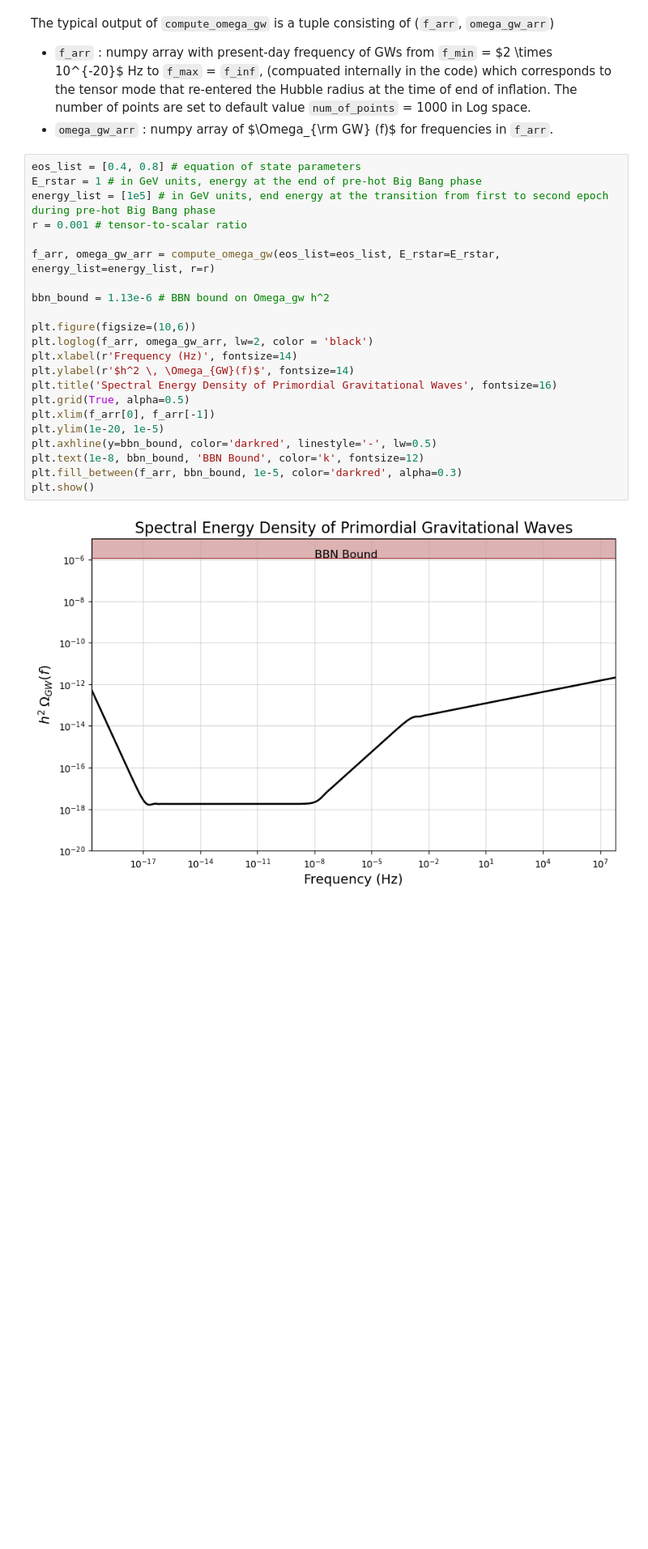
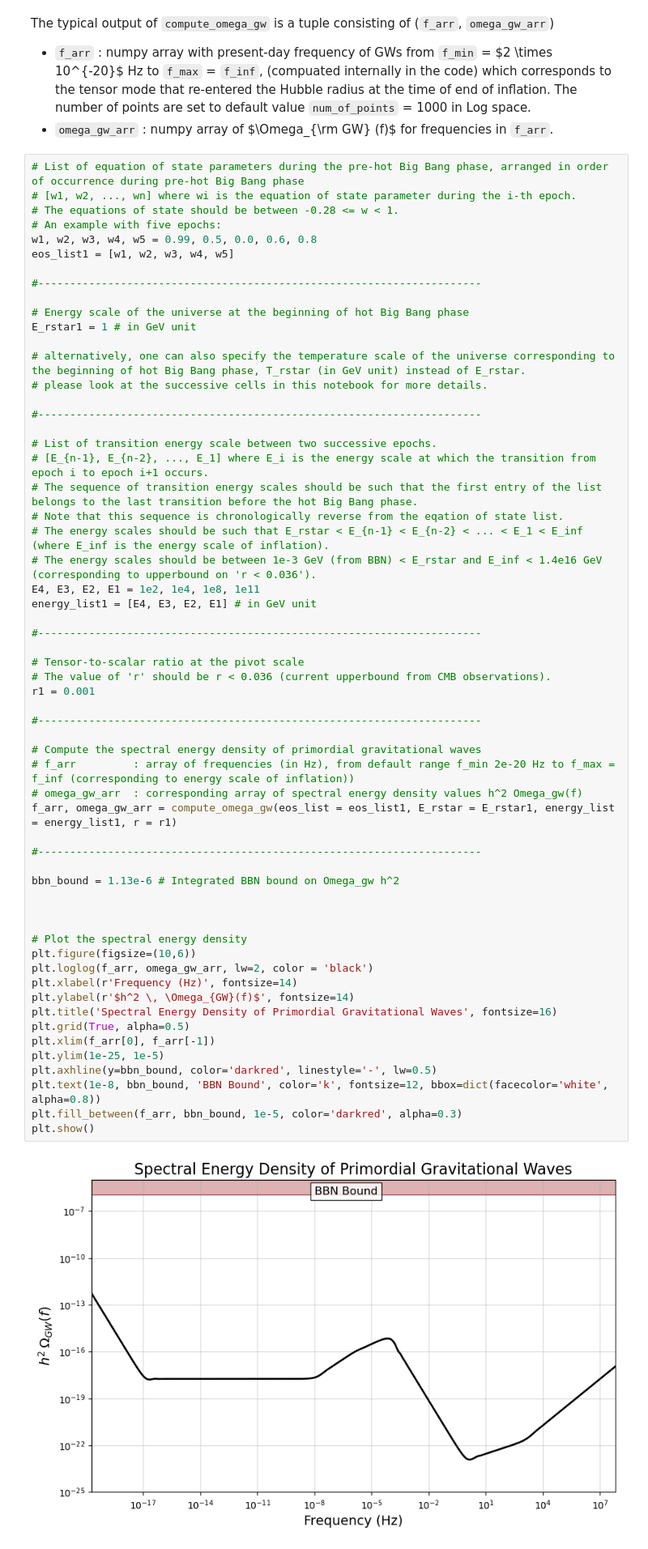
Before and after one commit to athul104/GWInSpect, a Jupyter notebook: examples/tutorial_gwinspect.ipynb, the cells around one changed output. Shown: that part at 81% size. Cells and saved outputs as stored; diff of their text form; blank space fills up the shorter version.

Commit message:
updated readme and tutorail notebook with extra comments

````diff
--- a/examples/tutorial_gwinspect.ipynb
+++ b/examples/tutorial_gwinspect.ipynb
@@ -52,29 +52,66 @@
 - ```f_arr``` : numpy array with present-day frequency of GWs from ```f_min``` = $2 \times 10^{-20}$ Hz to ```f_max``` = ```f_inf```, (compuated internally in the code) which corresponds to the tensor mode that re-entered the Hubble radius at the time of end of inflation. The number of points are set to default value ```num_of_points``` = 1000 in Log space.
 - ```omega_gw_arr``` : numpy array of $\Omega_{\rm GW} (f)$ for frequencies in ```f_arr```.
 # %%
-eos_list = [0.4, 0.8] # equation of state parameters
-E_rstar = 1 # in GeV units, energy at the end of pre-hot Big Bang phase
-energy_list = [1e5] # in GeV units, end energy at the transition from first to second epoch during pre-hot Big Bang phase
-r = 0.001 # tensor-to-scalar ratio
+# List of equation of state parameters during the pre-hot Big Bang phase, arranged in order of occurrence during pre-hot Big Bang phase
+# [w1, w2, ..., wn] where wi is the equation of state parameter during the i-th epoch.
+# The equations of state should be between -0.28 <= w < 1.
+# An example with five epochs:
+w1, w2, w3, w4, w5 = 0.99, 0.5, 0.0, 0.6, 0.8
+eos_list1 = [w1, w2, w3, w4, w5]
 
-f_arr, omega_gw_arr = compute_omega_gw(eos_list=eos_list, E_rstar=E_rstar, energy_list=energy_list, r=r)
+#----------------------------------------------------------------------
 
-bbn_bound = 1.13e-6 # BBN bound on Omega_gw h^2
+# Energy scale of the universe at the beginning of hot Big Bang phase
+E_rstar1 = 1 # in GeV unit
 
+# alternatively, one can also specify the temperature scale of the universe corresponding to the beginning of hot Big Bang phase, T_rstar (in GeV unit) instead of E_rstar.
+# please look at the successive cells in this notebook for more details.
+
+#----------------------------------------------------------------------
+
+# List of transition energy scale between two successive epochs.
+# [E_{n-1}, E_{n-2}, ..., E_1] where E_i is the energy scale at which the transition from epoch i to epoch i+1 occurs.
+# The sequence of transition energy scales should be such that the first entry of the list belongs to the last transition before the hot Big Bang phase.
+# Note that this sequence is chronologically reverse from the eqation of state list.
+# The energy scales should be such that E_rstar < E_{n-1} < E_{n-2} < ... < E_1 < E_inf (where E_inf is the energy scale of inflation).
+# The energy scales should be between 1e-3 GeV (from BBN) < E_rstar and E_inf < 1.4e16 GeV (corresponding to upperbound on 'r < 0.036').
+E4, E3, E2, E1 = 1e2, 1e4, 1e8, 1e11
+energy_list1 = [E4, E3, E2, E1] # in GeV unit
+
+#----------------------------------------------------------------------
+
+# Tensor-to-scalar ratio at the pivot scale
+# The value of 'r' should be r < 0.036 (current upperbound from CMB observations).
+r1 = 0.001
+
+#----------------------------------------------------------------------
+
+# Compute the spectral energy density of primordial gravitational waves
+# f_arr         : array of frequencies (in Hz), from default range f_min 2e-20 Hz to f_max = f_inf (corresponding to energy scale of inflation))
+# omega_gw_arr  : corresponding array of spectral energy density values h^2 Omega_gw(f)
+f_arr, omega_gw_arr = compute_omega_gw(eos_list = eos_list1, E_rstar = E_rstar1, energy_list = energy_list1, r = r1)
+
+#----------------------------------------------------------------------
+
+bbn_bound = 1.13e-6 # Integrated BBN bound on Omega_gw h^2
+
+
+
+# Plot the spectral energy density
 plt.figure(figsize=(10,6))
 plt.loglog(f_arr, omega_gw_arr, lw=2, color = 'black')
 plt.xlabel(r'Frequency (Hz)', fontsize=14)
 plt.ylabel(r'$h^2 \, \Omega_{GW}(f)$', fontsize=14)
 plt.title('Spectral Energy Density of Primordial Gravitational Waves', fontsize=16)
 plt.grid(True, alpha=0.5)
 plt.xlim(f_arr[0], f_arr[-1])
-plt.ylim(1e-20, 1e-5)
+plt.ylim(1e-25, 1e-5)
 plt.axhline(y=bbn_bound, color='darkred', linestyle='-', lw=0.5)
-plt.text(1e-8, bbn_bound, 'BBN Bound', color='k', fontsize=12)
+plt.text(1e-8, bbn_bound, 'BBN Bound', color='k', fontsize=12, bbox=dict(facecolor='white', alpha=0.8))
 plt.fill_between(f_arr, bbn_bound, 1e-5, color='darkred', alpha=0.3)
 plt.show()
 # %% [output]
-[figure, old version]
+[figure, new version]
 # %% [markdown]
 * If one needs the transition frequencies corresponding to the boundaries of each epoch in the pre-hot Big Bang phase, set ```show_freqs``` = ```True``` in ```compute_omega_gw```.
 This will return (```f_arr```, ```omega_gw_arr```, ```freq_boundaries```)
````
Also changed, not shown: parts of 16 cells of this notebook, 1 other file.
